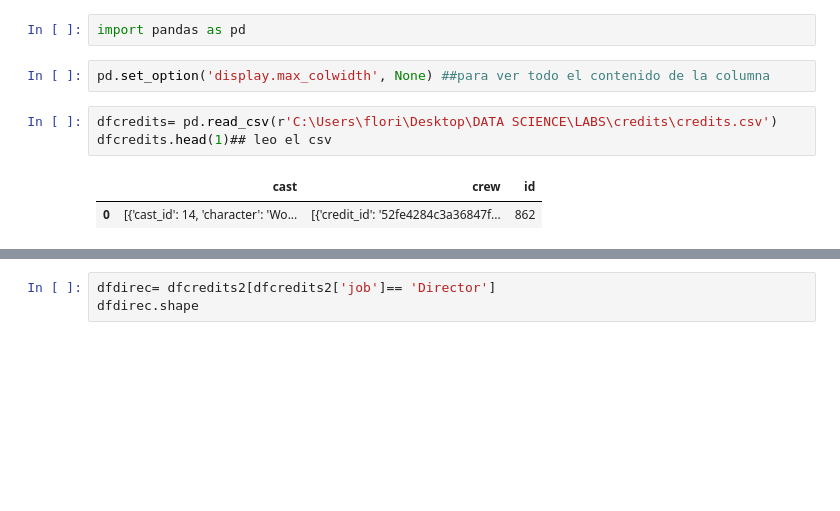
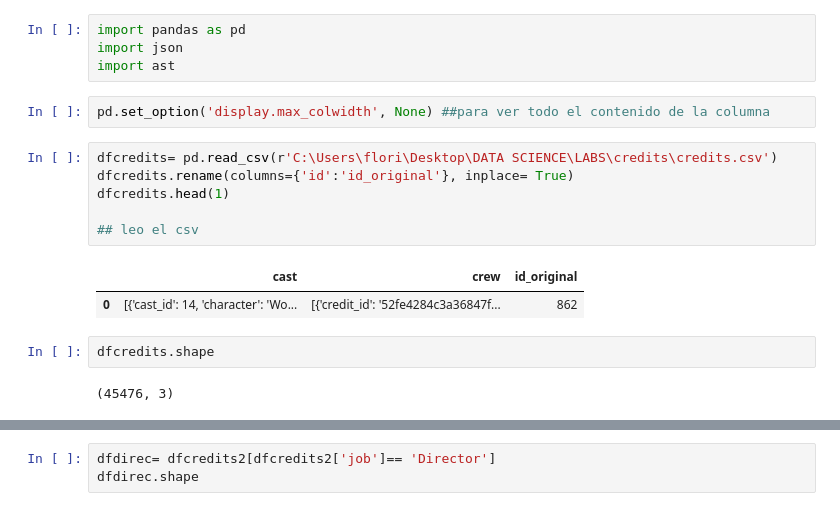
Before and after one commit to Constanzafl/Proyecto_Indiv_1_MLO_Henry, a Jupyter notebook: ETL/DesanidarCREDITS.ipynb, the cells around one changed output, grey strips where cells are left out. Cells and saved outputs as stored; diff of their text form; blank space fills up the shorter version.

```diff
--- a/ETL/DesanidarCREDITS.ipynb
+++ b/ETL/DesanidarCREDITS.ipynb
@@ -1,13 +1,22 @@
 # %%
 import pandas as pd
+import json
+import ast
 # %%
 pd.set_option('display.max_colwidth', None) ##para ver todo el contenido de la columna
 # %%
 dfcredits= pd.read_csv(r'C:\Users\flori\Desktop\DATA SCIENCE\LABS\credits\credits.csv')
-dfcredits.head(1)## leo el csv
+dfcredits.rename(columns={'id':'id_original'}, inplace= True)
+dfcredits.head(1)
+
+## leo el csv
 # %% [output]
-|  | cast | crew | id |
+|  | cast | crew | id_original |
 | 0 | [{'cast_id': 14, 'character': 'Wo... | [{'credit_id': '52fe4284c3a36847f... | 862 |
+# %%
+dfcredits.shape
+# %% [output]
+(45476, 3)
 # %%
 ##separo el contenido
 def convertir_columna_diccionarios_a_dataframe(df, columna):
```
Also changed, not shown: parts of 12 cells of this notebook, 2 other files.
